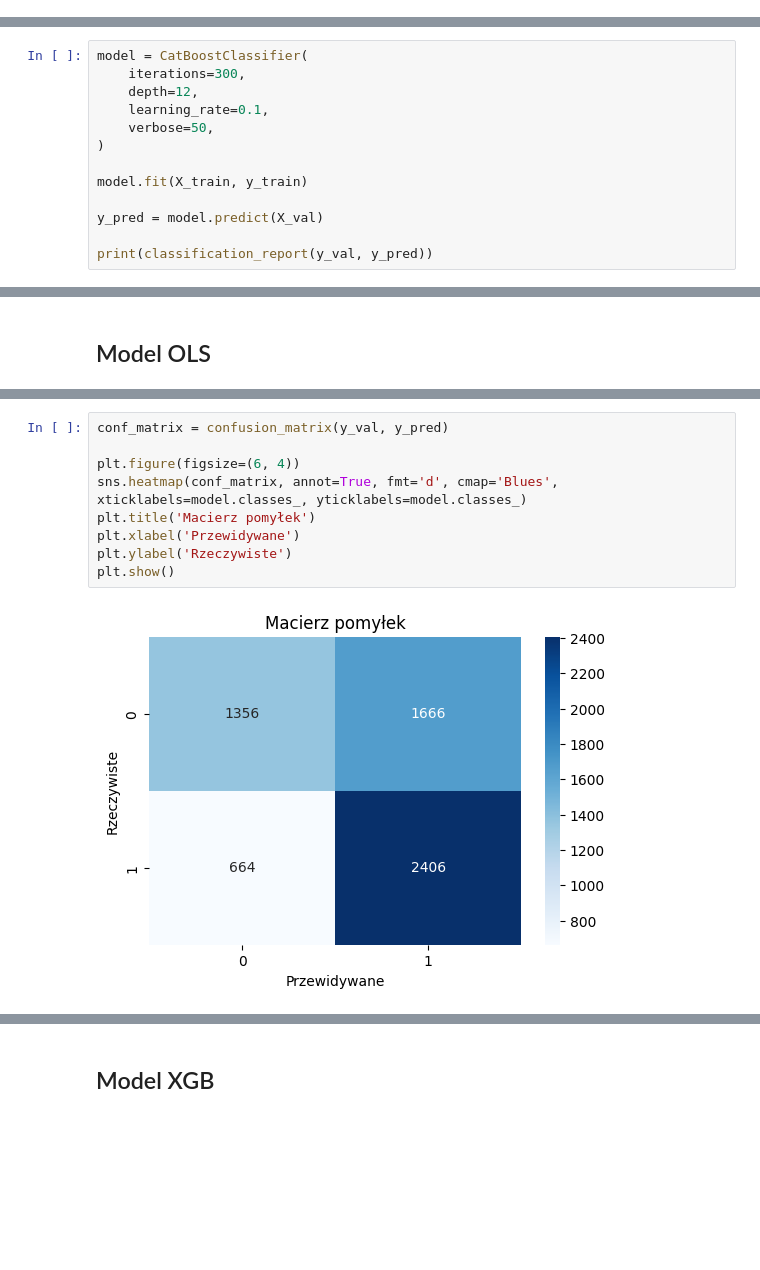
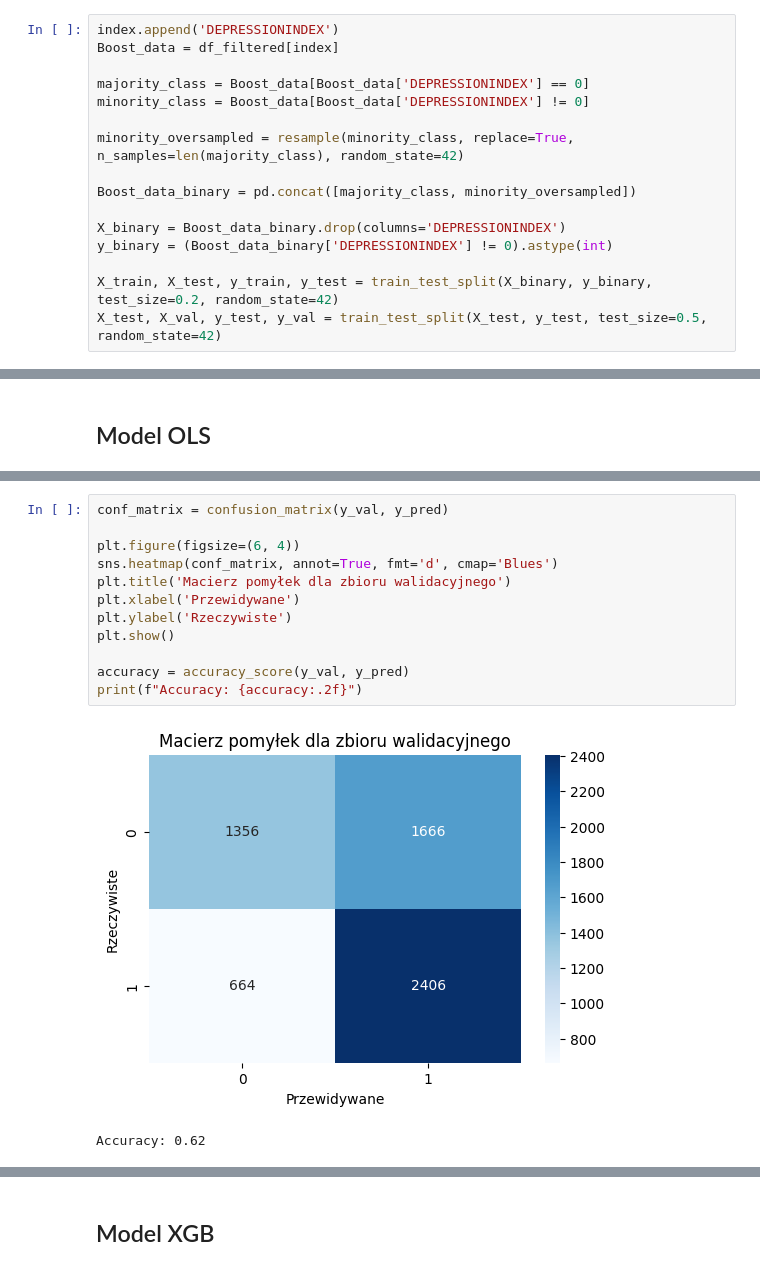
Before and after one commit to Nosal101/Eksploracyjna-Analiza-Danych, a Jupyter notebook: projekt2.ipynb, the cells around one changed output, grey strips where cells are left out. Cells and saved outputs as stored; diff of their text form; blank space fills up the shorter version.

```diff
--- a/projekt2.ipynb
+++ b/projekt2.ipynb
@@ -679,3 +680,19 @@ X_test_2, X_val_2, y_test_2, y_val_2 = train_test_split(X_test_2, y_test_2, test
+# %%
+index.append('DEPRESSIONINDEX')
+Boost_data = df_filtered[index]
+
+majority_class = Boost_data[Boost_data['DEPRESSIONINDEX'] == 0]
+minority_class = Boost_data[Boost_data['DEPRESSIONINDEX'] != 0]
+
+minority_oversampled = resample(minority_class, replace=True, n_samples=len(majority_class), random_state=42)
+
+Boost_data_binary = pd.concat([majority_class, minority_oversampled])
+
+X_binary = Boost_data_binary.drop(columns='DEPRESSIONINDEX')
+y_binary = (Boost_data_binary['DEPRESSIONINDEX'] != 0).astype(int)
+
+X_train, X_test, y_train, y_test = train_test_split(X_binary, y_binary, test_size=0.2, random_state=42)
+X_test, X_val, y_test, y_val = train_test_split(X_test, y_test, test_size=0.5, random_state=42)
 # %%
 print(X_train.shape, X_val.shape, X_test.shape)
 print(y_train.shape, y_val.shape, y_test.shape)
@@ -725,13 +777,0 @@ plt.show()
-# %%
-model = CatBoostClassifier(
-    iterations=300,
-    depth=12,
-    learning_rate=0.1,
-    verbose=50,
-)
-
-model.fit(X_train, y_train)
-
-y_pred = model.predict(X_val)
-
-print(classification_report(y_val, y_pred))
@@ -799,11 +812,15 @@ Notes:
 # %%
 conf_matrix = confusion_matrix(y_val, y_pred)
 
 plt.figure(figsize=(6, 4))
-sns.heatmap(conf_matrix, annot=True, fmt='d', cmap='Blues', xticklabels=model.classes_, yticklabels=model.classes_)
-plt.title('Macierz pomyłek')
+sns.heatmap(conf_matrix, annot=True, fmt='d', cmap='Blues')
+plt.title('Macierz pomyłek dla zbioru walidacyjnego')
 plt.xlabel('Przewidywane')
 plt.ylabel('Rzeczywiste')
 plt.show()
+
+accuracy = accuracy_score(y_val, y_pred)
+print(f"Accuracy: {accuracy:.2f}")
 # %% [output]
-[figure, old version]
+[figure, new version]
+Accuracy: 0.62
```
Also changed, not shown: parts of 50 cells of this notebook.
